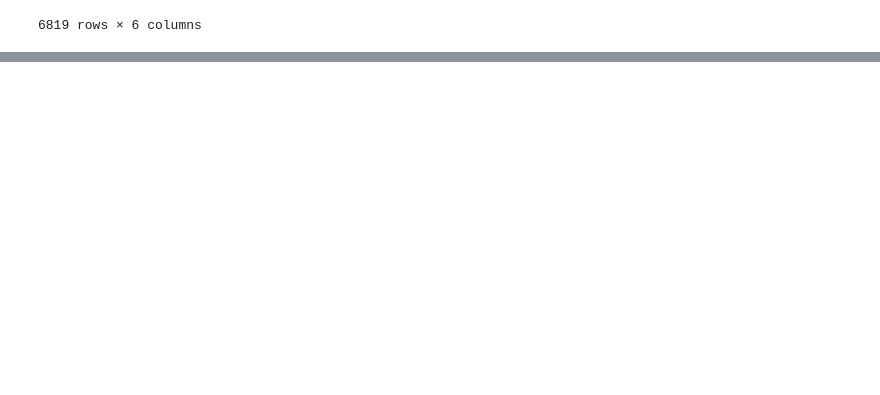
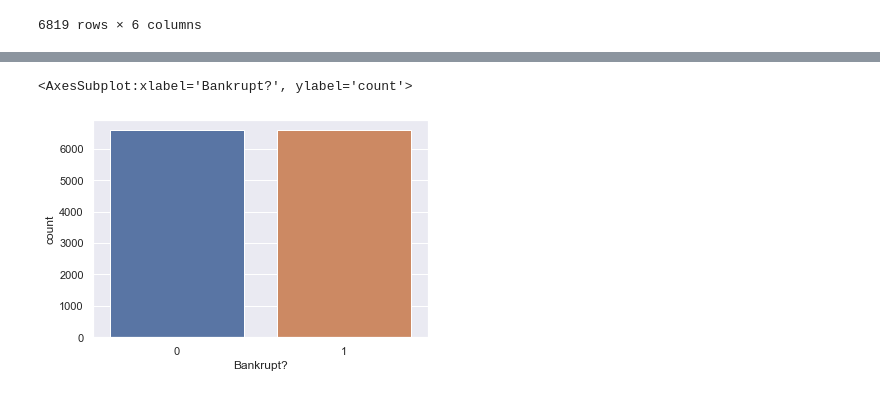
Before and after one commit to shaliniscode/Bankruptcy_analysis, a Jupyter notebook: Bankruptcy_analysis.ipynb, the cells around one changed output, grey strips where cells are left out. Saved outputs shown, nothing was run; the diff lists cells and outputs as text; code cells hidden in the pictures; blank space fills up the shorter version.

```diff
--- a/Bankruptcy_analysis.ipynb
+++ b/Bankruptcy_analysis.ipynb
@@ -217,0 +269,9 @@ data_zscore.head(10)
+# %%
+oversample = SMOTE(random_state=0)
+x,y = oversample.fit_resample(x,y)
+# %%
+#To check
+sns.countplot(x =y)
+# %% [output]
+<AxesSubplot:xlabel='Bankrupt?', ylabel='count'>
+[figure, added]
```
Also changed, not shown: parts of 30 cells of this notebook.
